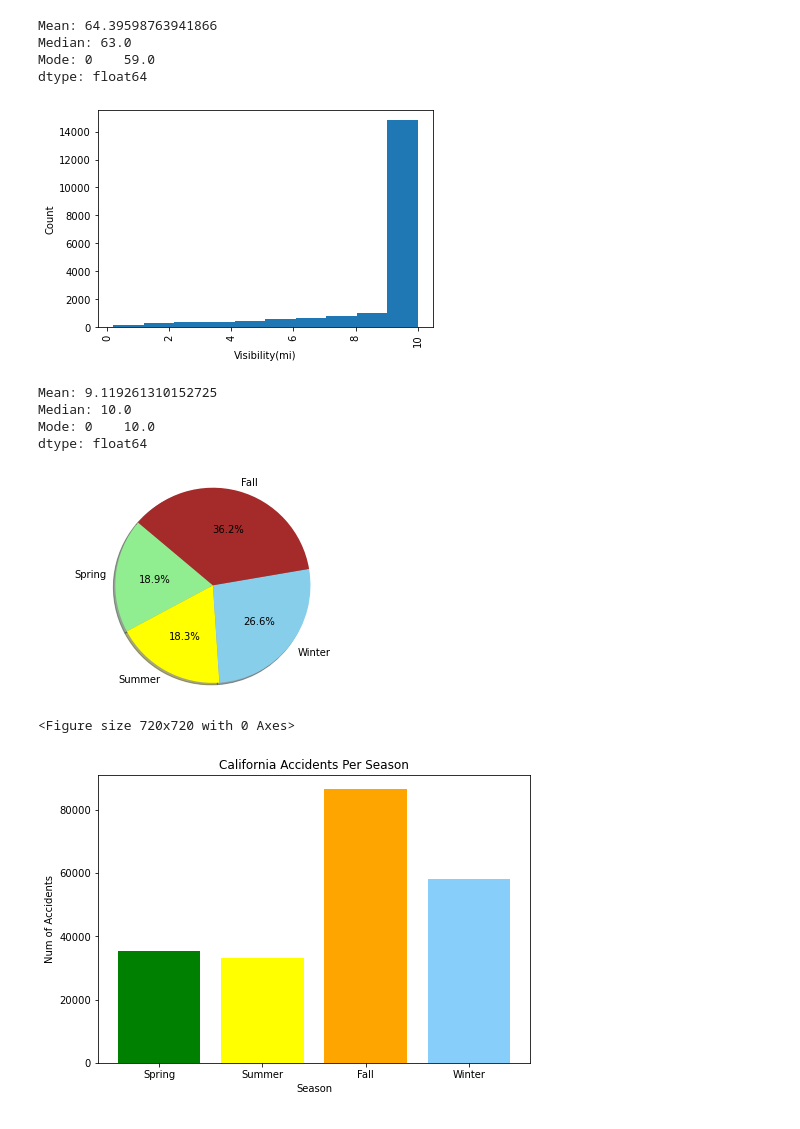
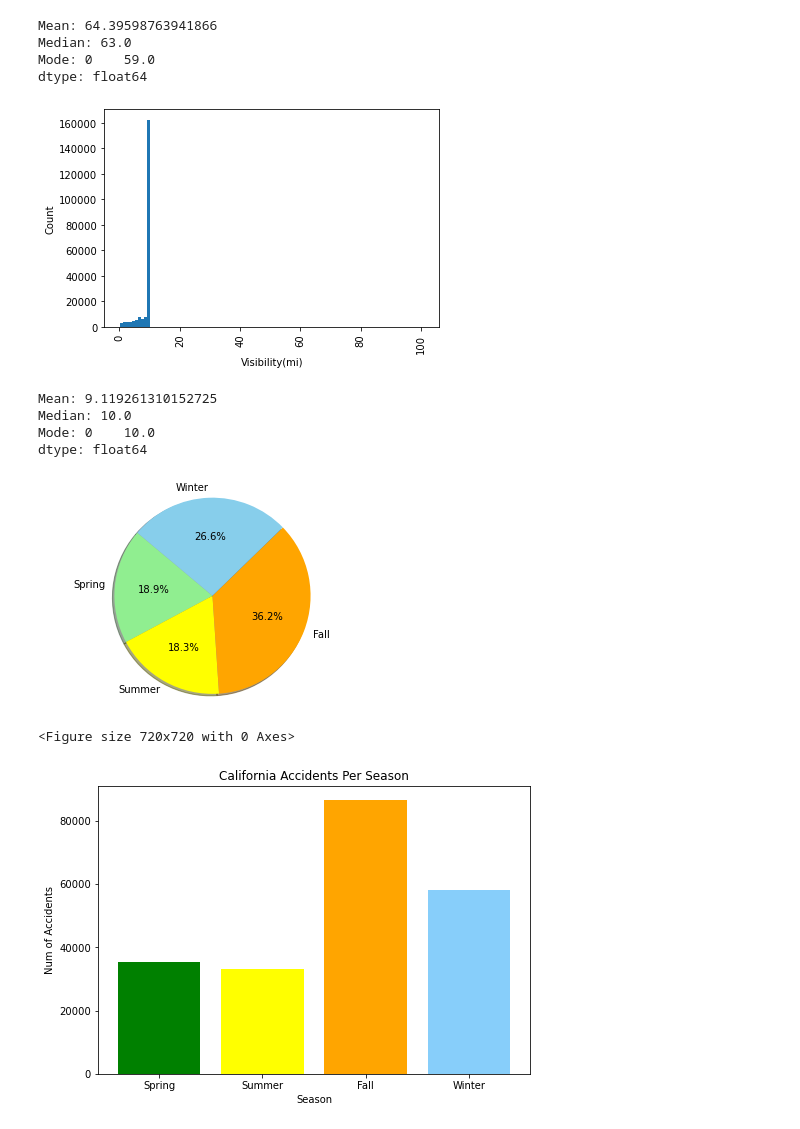
Before and after one commit to gamem001/us_accident_trends, a Jupyter notebook: california_seasons_meli.ipynb, the cells around one changed output. Cells and saved outputs as stored; diff of their text form; code cells hidden in the pictures.

```diff
--- a/california_seasons_meli.ipynb
+++ b/california_seasons_meli.ipynb
@@ -254,10 +254,10 @@ dtype: float64
 vis = ca_totals[ca_totals["Visibility(mi)"] > 0]
 
 #reset variable for hist. based on new df
-temp_hist = vis['Visibility(mi)']
+vis_hist = vis['Visibility(mi)']
 
 #determine hist of precip
-plt.hist(vis_hist)
+plt.hist(vis_hist, bins= 100)
 plt.xlabel('Visibility(mi)')
 plt.ylabel('Count')
 plt.xticks(rotation=90)
@@ -271,29 +271,29 @@ print(f'Mean: {mean}')
 print(f'Median: {median}')
 print(f'Mode: {mode}')
 # %% [output]
-[figure, old version]
+[figure, new version]
 Mean: 9.119261310152725
 Median: 10.0
 Mode: 0    10.0
 dtype: float64
 # %%
-labels = ['Spring', 'Summer', 'Winter', 'Fall']
-accident_percents = [spring_percent, summer_percent, winter_percent, fall_percent]
+labels = ['Spring', 'Summer', 'Fall', 'Winter',]
+accident_percents = [spring_percent, summer_percent, fall_percent, winter_percent]
 
 label = [labels]
 totals = [accident_percents]
-colors = ["lightgreen", "yellow", "skyblue", "brown"]
+colors = ["lightgreen", "yellow", "orange", "skyblue"]
 
 # Tell matplotlib to create a pie chart based upon the above data
 plt.pie(totals, labels = labels,
         colors = colors, autopct="%1.1f%%", shadow=True, startangle = 140)
 # Create axes which are equal so we have a perfect circle
 plt.axis("equal")
 #print the final product to the screen
 fig = plt.figure(figsize=(10,10))
 plt.show()
 # %% [output]
-[figure, old version]
+[figure, new version]
 <Figure size 720x720 with 0 Axes>
 # %%
 fig = plt.figure()
```
Also changed, not shown: parts of 2 cells of this notebook, 1 other file.
